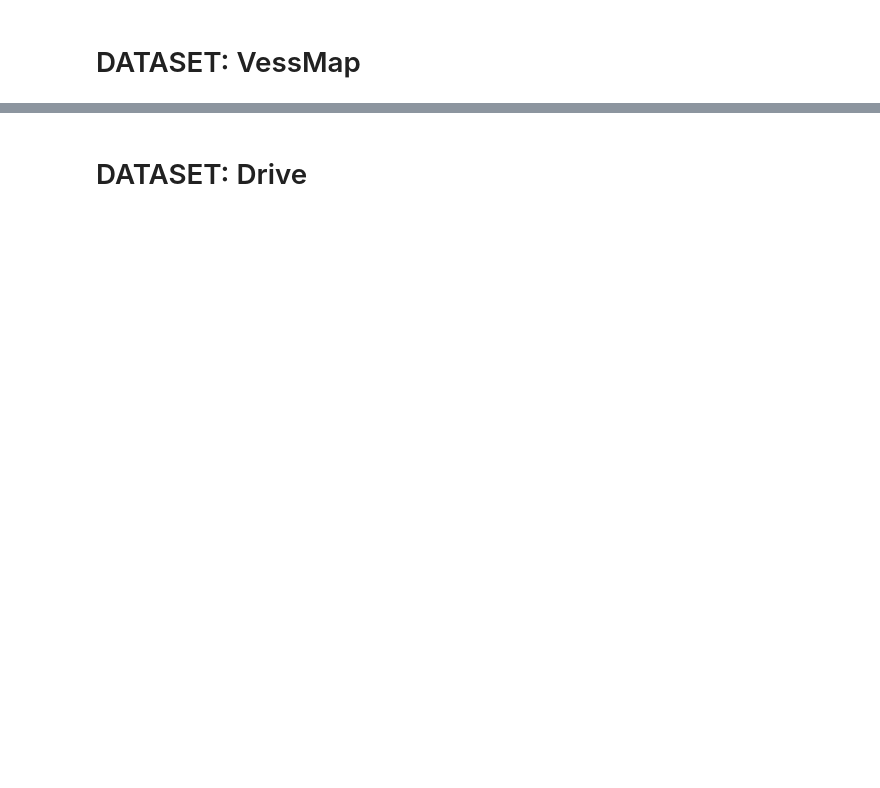
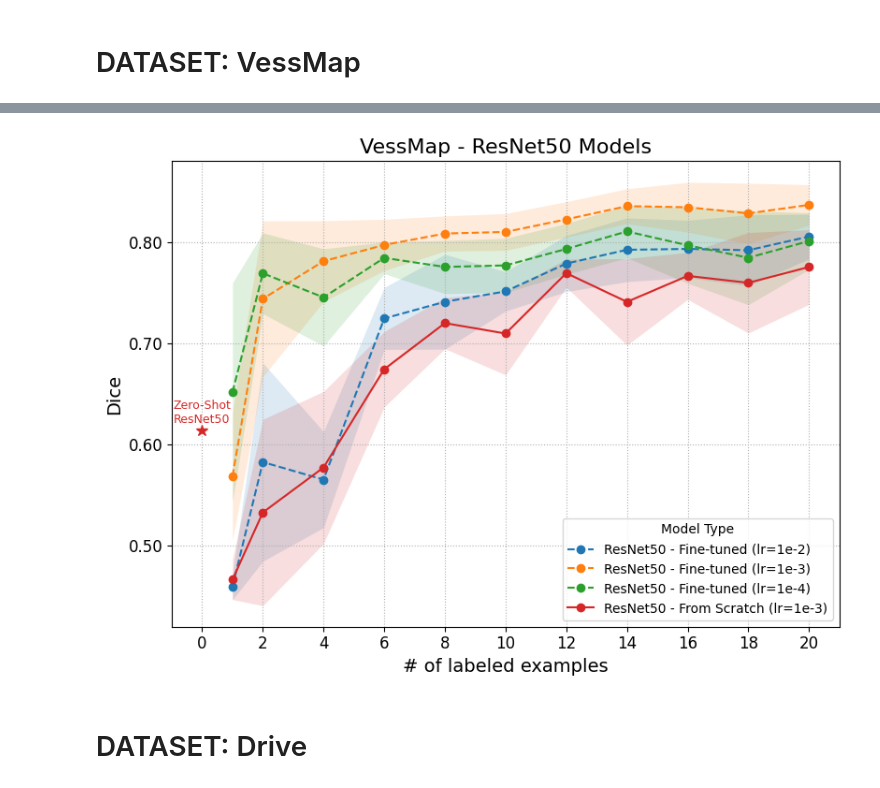
Before and after one commit to galvaowesley/vess-shape-experiments, a Jupyter notebook: 04_evaluation/models_evalation.ipynb, the cells around one changed output, grey strips where cells are left out. Cells and saved outputs as stored; diff of their text form; code cells hidden in the pictures; blank space fills up the shorter version.

```diff
--- a/04_evaluation/models_evalation.ipynb
+++ b/04_evaluation/models_evalation.ipynb
@@ -59 +150,33 @@ plot_mean_dice_score(all_results_vessmap, dataset_name='VessMap', hue='model_typ
+# %%
+custom_styles = {
+    'ResNet50 - Fine-tuned (lr=1e-2)': '--',
+    'ResNet50 - Fine-tuned (lr=1e-3)': '--',
+    'ResNet50 - Fine-tuned (lr=1e-4)': '--',
+    'ResNet50 - Scratch': '-'
+}
+plot_mean_dice_score(
+    all_resnet50_vessmap,
+    dataset_name='VessMap',
+    hue='model_type',
+    x_data='num_samples',
+    y_data='Dice',
+    line_styles=custom_styles,
+    annotate_zero_shot=True,
+    title='VessMap - ResNet50 Models',
+    legend_title='Model Type',
+    save_path='vessmap_resnet_results.png',
+    font_sizes={
+        'title': 16,
+        'xlabel': 14,
+        'ylabel': 14,
+        'xaxis': 12,
+        'yaxis': 12,
+        'legend': 10,
+        'zero_shot_annotation': 9,
+        'zero_shot_marker': 9
+    },
+    figsize=(8, 6)
+)
+# %% [output]
+[figure, added]
 # %%
```
Also changed, not shown: parts of 10 cells of this notebook, 8 other files.
